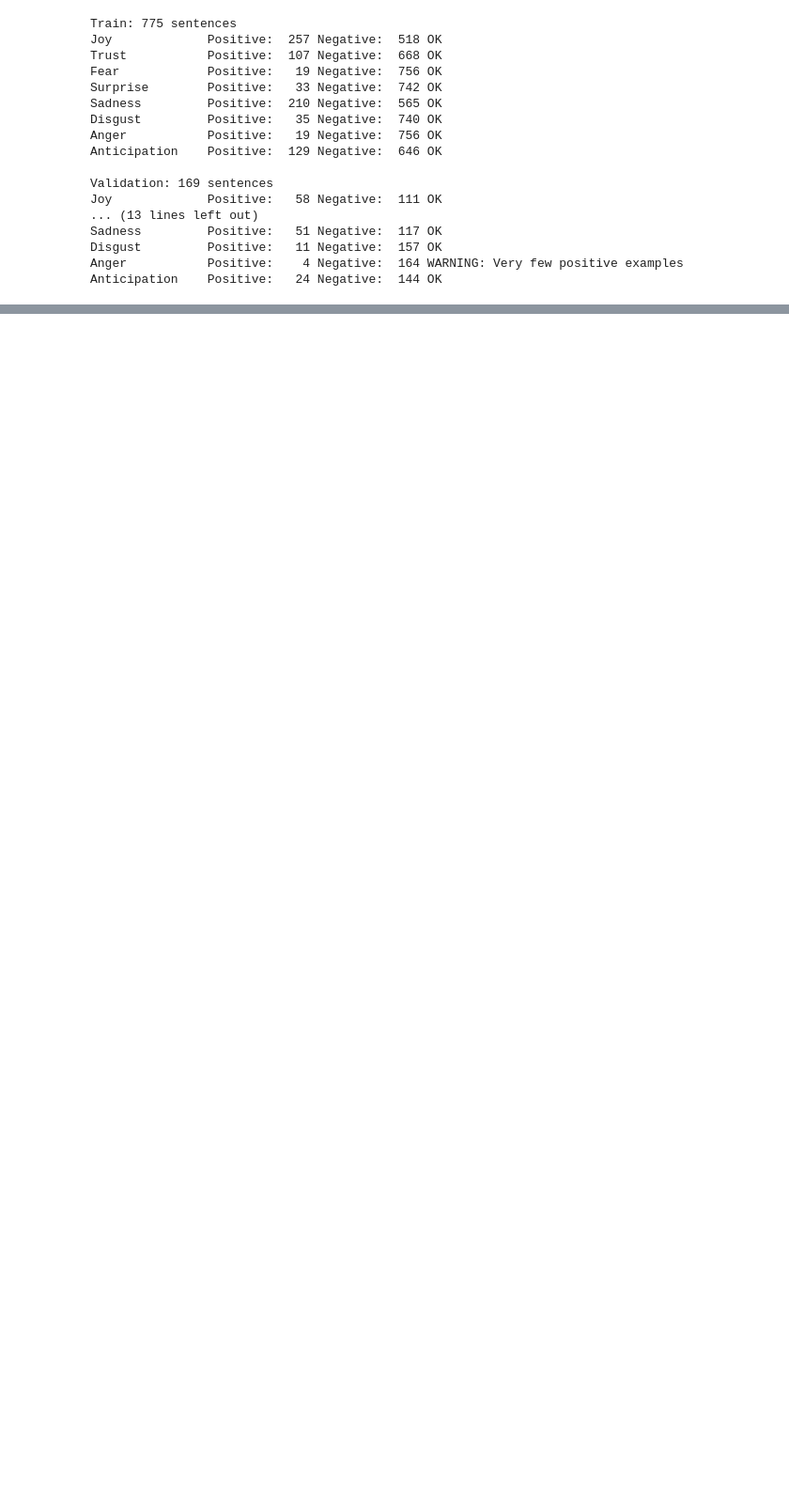
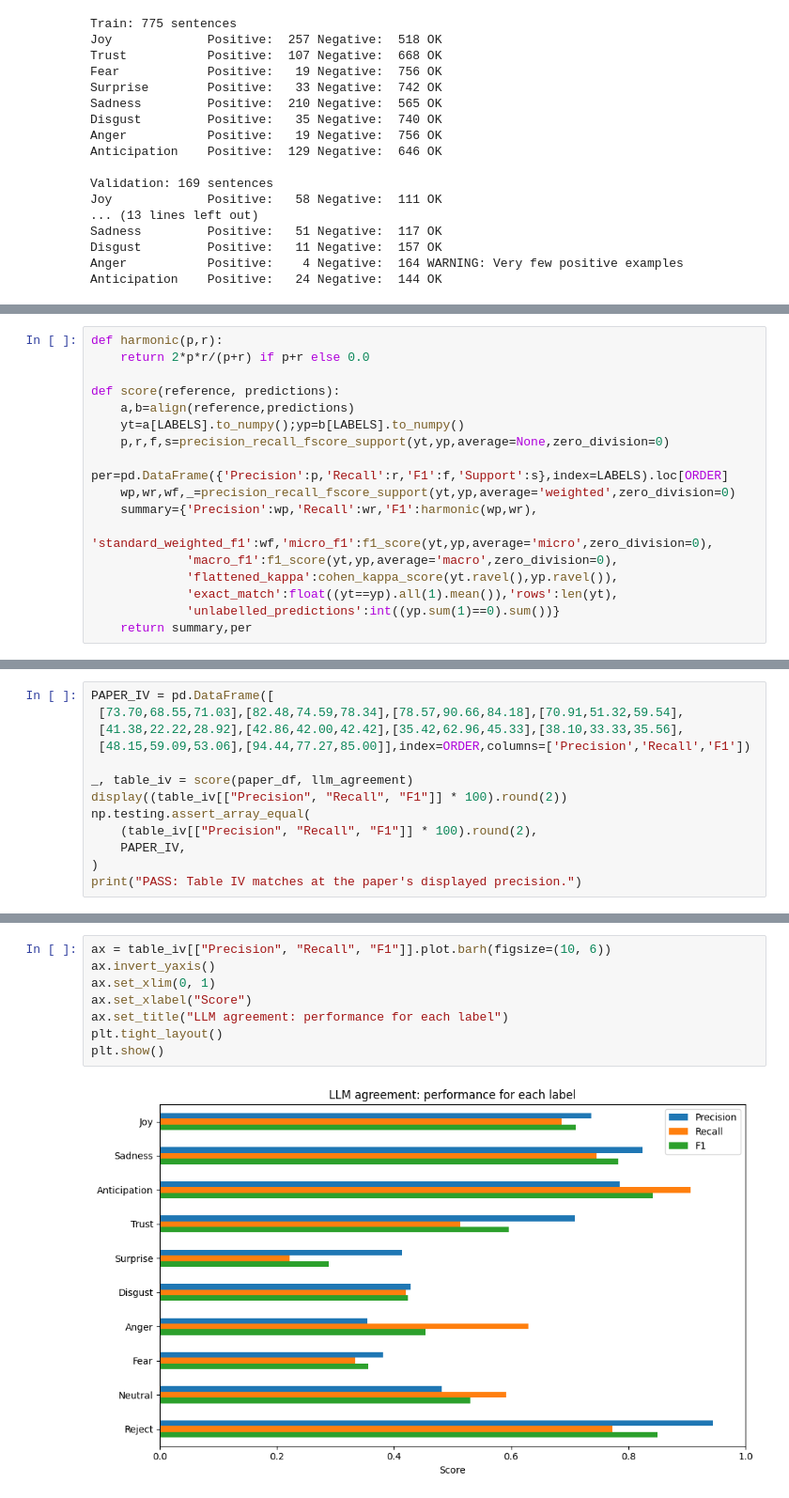
Before and after one commit to tiramisuuuuuuu/CMPE-252-Final-Project, a Jupyter notebook: Emotion_Classification_Project.ipynb, the cells around one changed output, grey strips where cells are left out. Shown at 94% size. Cells and saved outputs as stored; diff of their text form; blank space fills up the shorter version.

Commit message:
Original Paper's code replicated - commit 3

```diff
--- a/Emotion_Classification_Project.ipynb
+++ b/Emotion_Classification_Project.ipynb
@@ -1323,0 +1592,17 @@ Anticipation    Positive:   24 Negative:  144 OK
+# %%
+def harmonic(p,r):
+    return 2*p*r/(p+r) if p+r else 0.0
+
+def score(reference, predictions):
+    a,b=align(reference,predictions)
+    yt=a[LABELS].to_numpy();yp=b[LABELS].to_numpy()
+    p,r,f,s=precision_recall_fscore_support(yt,yp,average=None,zero_division=0)
+    per=pd.DataFrame({'Precision':p,'Recall':r,'F1':f,'Support':s},index=LABELS).loc[ORDER]
+    wp,wr,wf,_=precision_recall_fscore_support(yt,yp,average='weighted',zero_division=0)
+    summary={'Precision':wp,'Recall':wr,'F1':harmonic(wp,wr),
+             'standard_weighted_f1':wf,'micro_f1':f1_score(yt,yp,average='micro',zero_division=0),
+             'macro_f1':f1_score(yt,yp,average='macro',zero_division=0),
+             'flattened_kappa':cohen_kappa_score(yt.ravel(),yp.ravel()),
+             'exact_match':float((yt==yp).all(1).mean()),'rows':len(yt),
+             'unlabelled_predictions':int((yp.sum(1)==0).sum())}
+    return summary,per
@@ -1323,0 +1684,13 @@ Anticipation    Positive:   24 Negative:  144 OK
+# %%
+PAPER_IV = pd.DataFrame([
+ [73.70,68.55,71.03],[82.48,74.59,78.34],[78.57,90.66,84.18],[70.91,51.32,59.54],
+ [41.38,22.22,28.92],[42.86,42.00,42.42],[35.42,62.96,45.33],[38.10,33.33,35.56],
+ [48.15,59.09,53.06],[94.44,77.27,85.00]],index=ORDER,columns=['Precision','Recall','F1'])
+
+_, table_iv = score(paper_df, llm_agreement)
+display((table_iv[["Precision", "Recall", "F1"]] * 100).round(2))
+np.testing.assert_array_equal(
+    (table_iv[["Precision", "Recall", "F1"]] * 100).round(2),
+    PAPER_IV,
+)
+print("PASS: Table IV matches at the paper's displayed precision.")
@@ -1323,0 +1712,10 @@ Anticipation    Positive:   24 Negative:  144 OK
+# %%
+ax = table_iv[["Precision", "Recall", "F1"]].plot.barh(figsize=(10, 6))
+ax.invert_yaxis()
+ax.set_xlim(0, 1)
+ax.set_xlabel("Score")
+ax.set_title("LLM agreement: performance for each label")
+plt.tight_layout()
+plt.show()
+# %% [output]
+[figure, added]
```
Also changed, not shown: parts of 39 cells of this notebook.
